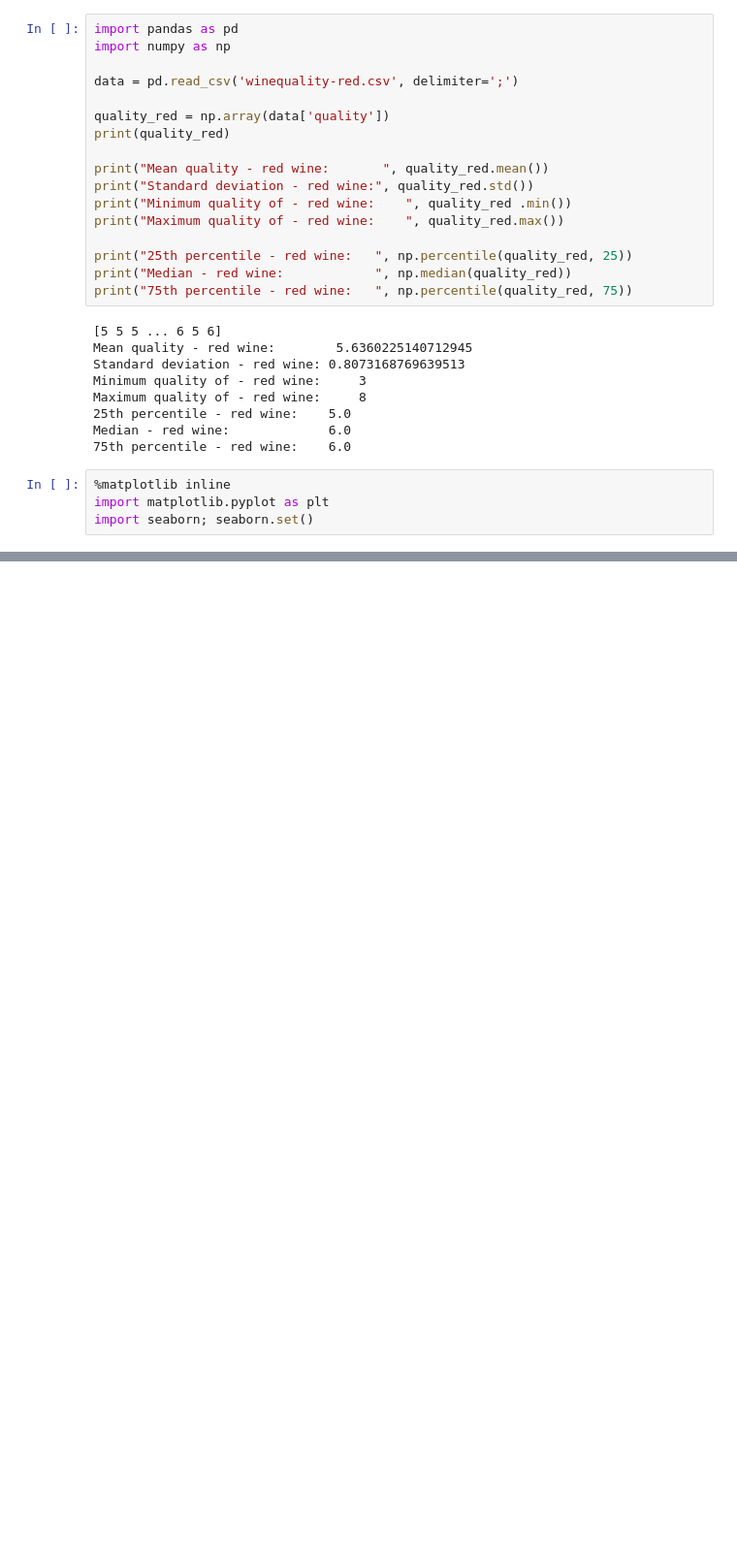
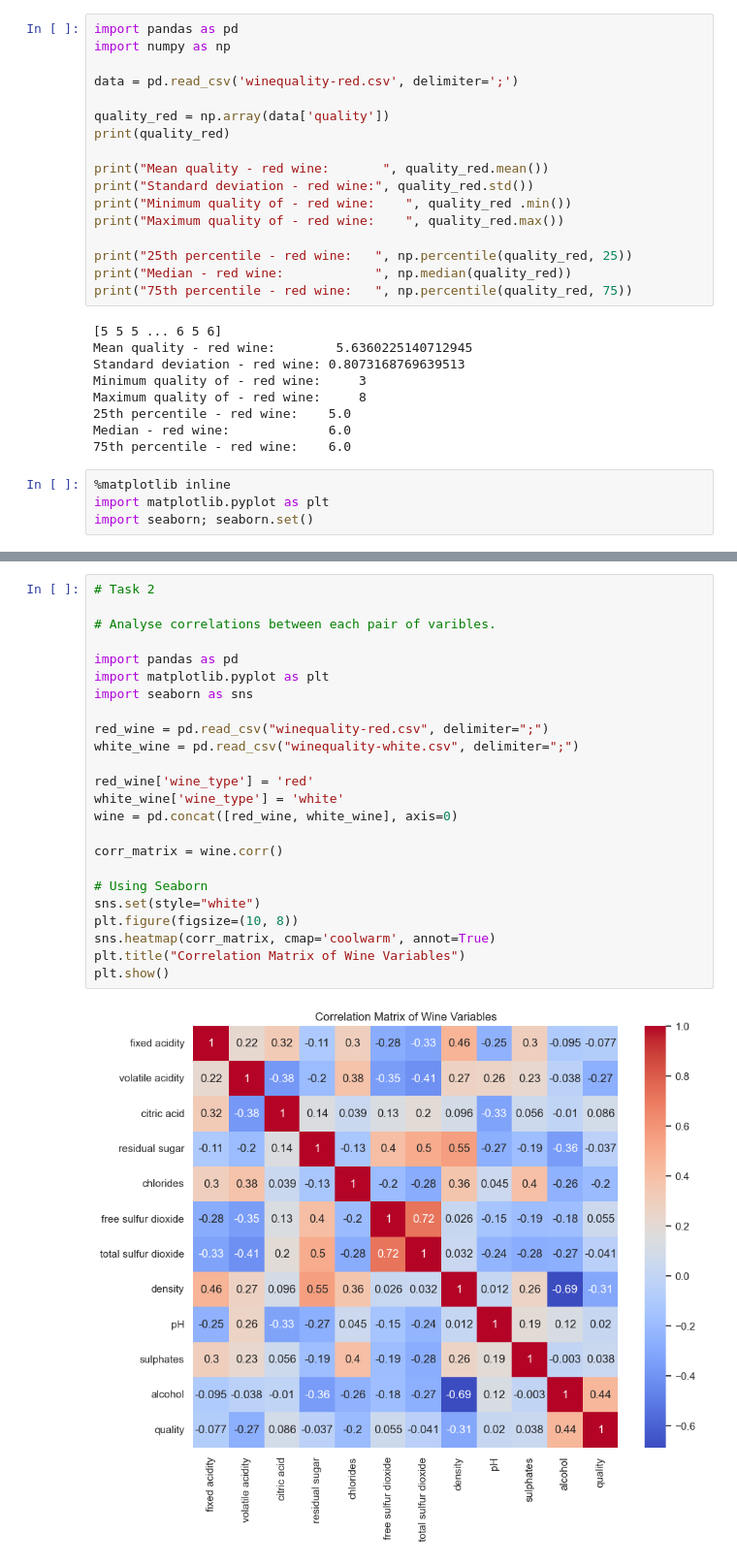
Before and after one commit to dayyanmirza/CSC2034DataScienceProject, a Jupyter notebook: CSC2034DataScienceProject.ipynb, the cells around one changed output, grey strips where cells are left out. Shown at 97% size. Cells and saved outputs as stored; diff of their text form; blank space fills up the shorter version.

```diff
--- a/CSC2034DataScienceProject.ipynb
+++ b/CSC2034DataScienceProject.ipynb
@@ -118,0 +414,26 @@ plt.ylabel('number');
+# %%
+# Task 2
+
+# Analyse correlations between each pair of varibles.
+
+import pandas as pd
+import matplotlib.pyplot as plt
+import seaborn as sns
+
+red_wine = pd.read_csv("winequality-red.csv", delimiter=";")
+white_wine = pd.read_csv("winequality-white.csv", delimiter=";")
+
+red_wine['wine_type'] = 'red'
+white_wine['wine_type'] = 'white'
+wine = pd.concat([red_wine, white_wine], axis=0)
+
+corr_matrix = wine.corr()
+
+# Using Seaborn
+sns.set(style="white")
+plt.figure(figsize=(10, 8))
+sns.heatmap(corr_matrix, cmap='coolwarm', annot=True)
+plt.title("Correlation Matrix of Wine Variables")
+plt.show()
+# %% [output]
+[figure, added]
```
Also changed, not shown: parts of 22 cells of this notebook, 2 other files.
